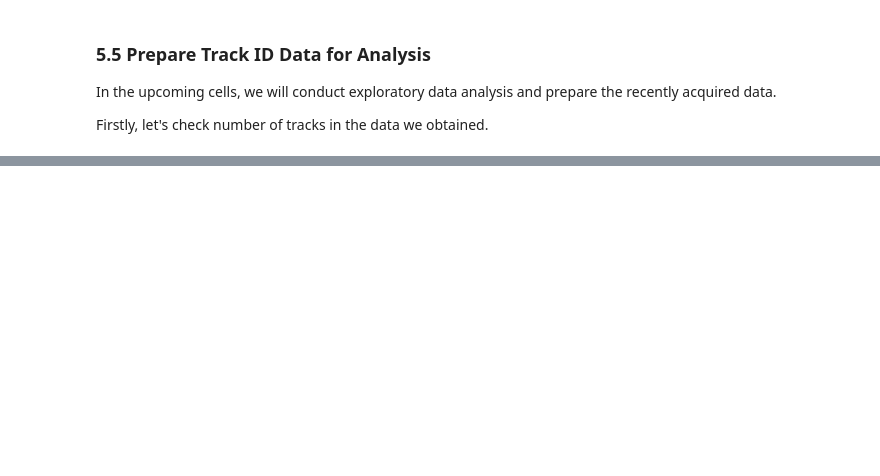
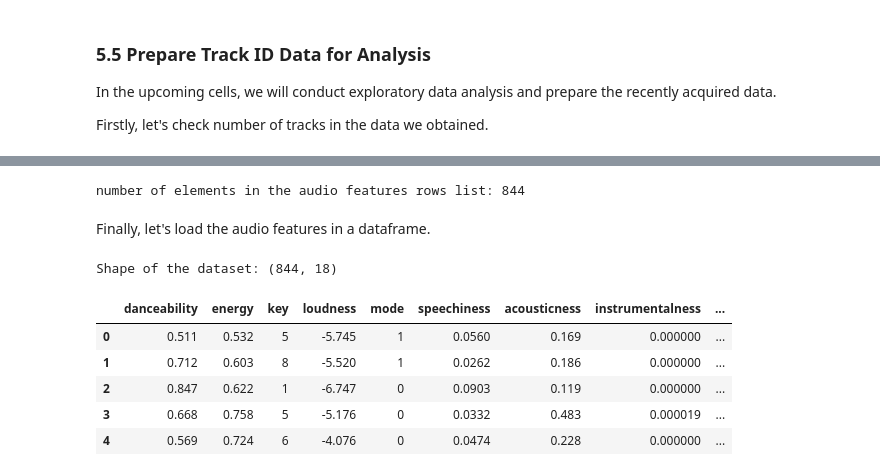
Before and after one commit to aishtomer/Spotifind, a Jupyter notebook: Exploratory Data Analysis of Music Trends on Spotify - Jupyter Notebook.ipynb, the cells around one changed output, grey strips where cells are left out. Drawn from its saved outputs; the diff is of its cells as text; code cells hidden in the pictures; blank space fills up the shorter version.

```diff
--- a/Exploratory Data Analysis of Music Trends on Spotify - Jupyter Notebook.ipynb
+++ b/Exploratory Data Analysis of Music Trends on Spotify - Jupyter Notebook.ipynb
@@ -238,0 +316,18 @@ df_tracks.shape
+# %%
+print('number of elements in the audio features rows list:', len(rows))
+# %% [output]
+number of elements in the audio features rows list: 844
+# %% [markdown]
+Finally, let's load the audio features in a dataframe.
+# %%
+df_audio_features = pd.DataFrame.from_dict(rows,orient='columns')
+print("Shape of the dataset:", df_audio_features.shape)
+df_audio_features.head()
+# %% [output]
+Shape of the dataset: (844, 18)
+|  | danceability | energy | key | loudness | mode | speechiness | acousticness | instrumentalness | ... |
+| 0 | 0.511 | 0.532 | 5 | -5.745 | 1 | 0.0560 | 0.169 | 0.000000 | ... |
+| 1 | 0.712 | 0.603 | 8 | -5.520 | 1 | 0.0262 | 0.186 | 0.000000 | ... |
+| 2 | 0.847 | 0.622 | 1 | -6.747 | 0 | 0.0903 | 0.119 | 0.000000 | ... |
+| 3 | 0.668 | 0.758 | 5 | -5.176 | 0 | 0.0332 | 0.483 | 0.000019 | ... |
+| 4 | 0.569 | 0.724 | 6 | -4.076 | 0 | 0.0474 | 0.228 | 0.000000 | ... |
```
Also changed, not shown: parts of 36 cells of this notebook.
